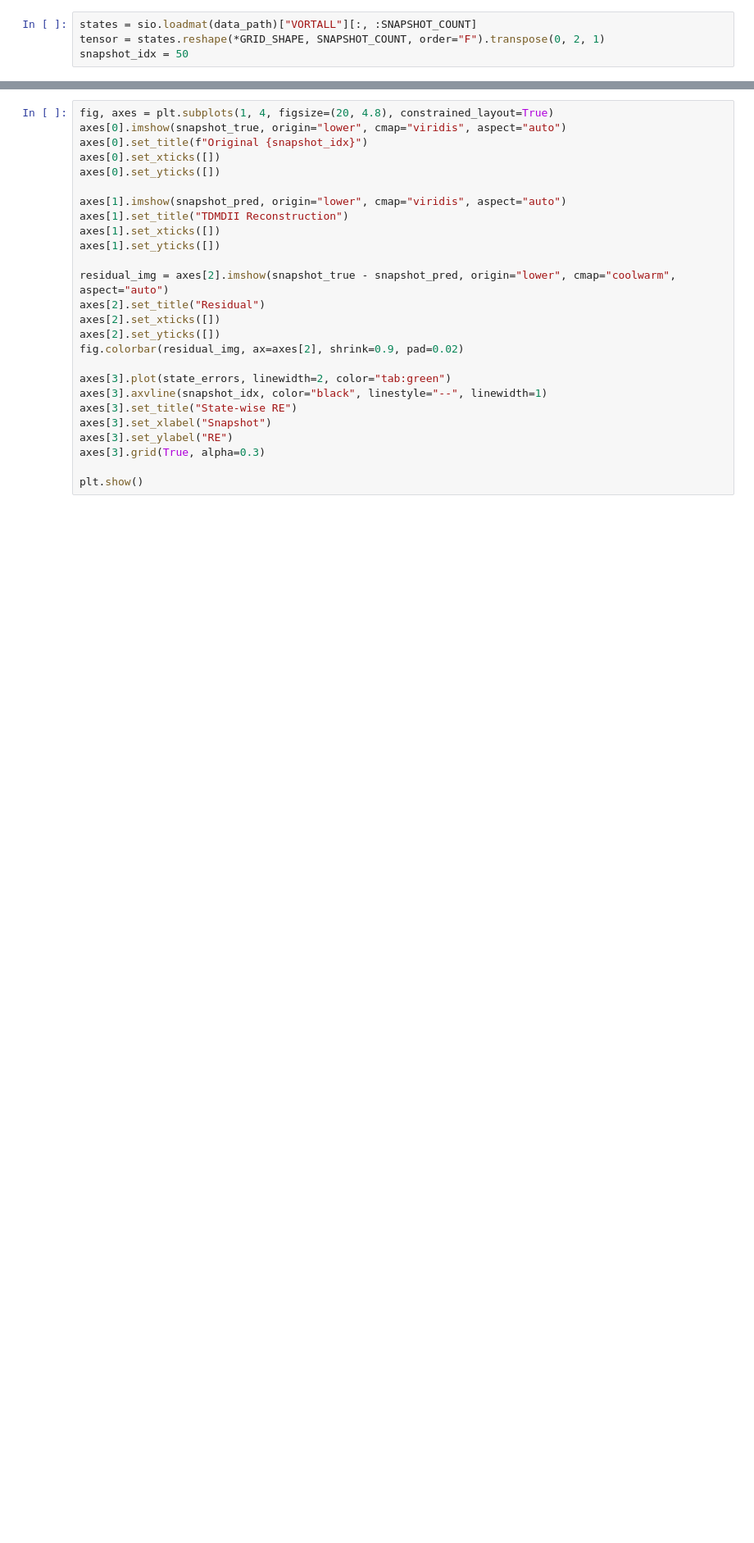
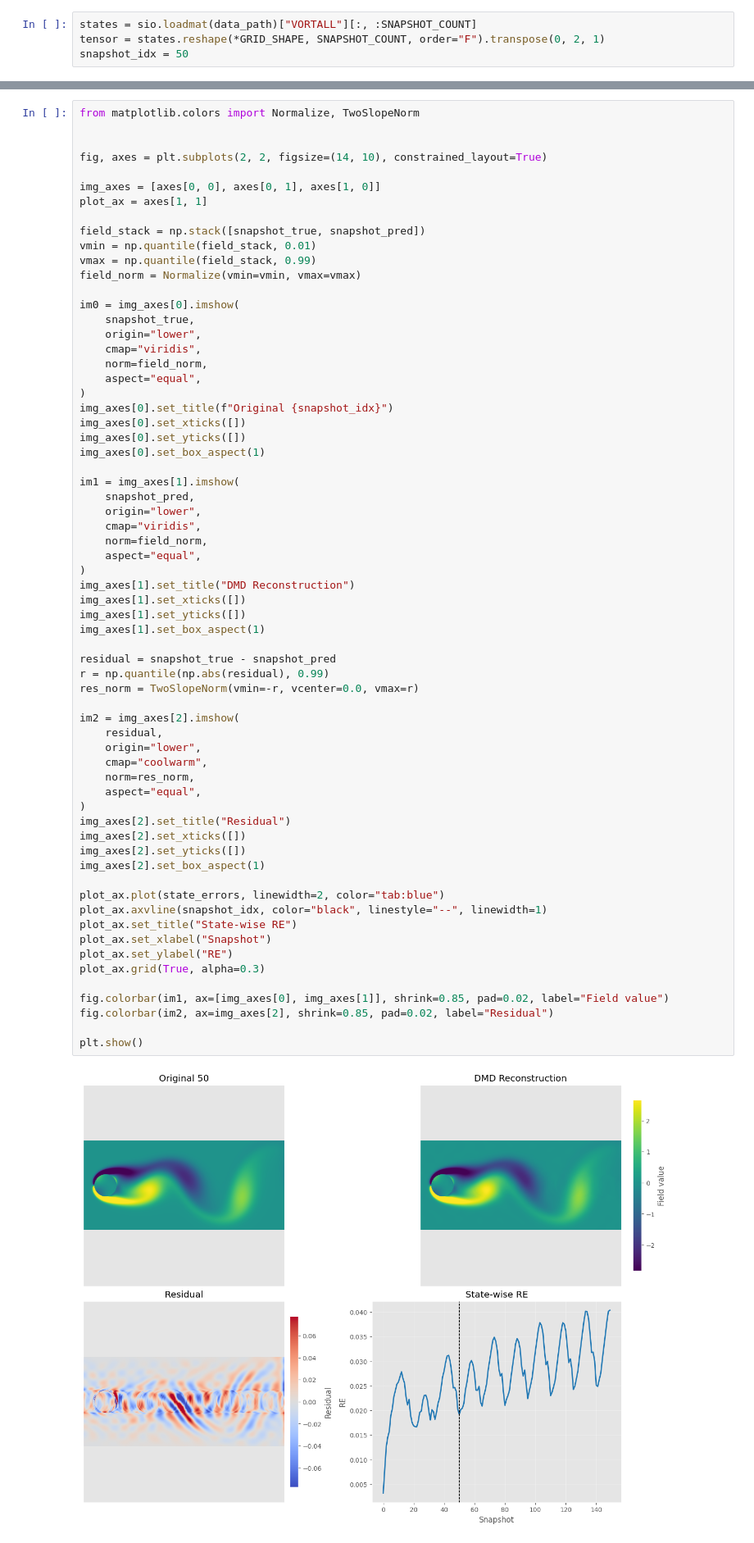
Before and after one commit to p4sttt/tdmd-toolbox, a Jupyter notebook: examples/tdmd-cylinder.ipynb, the cells around one changed output, grey strips where cells are left out. Shown at 82% size. Saved outputs shown, nothing was run; the diff lists cells and outputs as text; blank space fills up the shorter version.

```diff
--- a/examples/tdmd-cylinder.ipynb
+++ b/examples/tdmd-cylinder.ipynb
@@ -63,26 +76,67 @@ Console().print(table)
 # %%
-fig, axes = plt.subplots(1, 4, figsize=(20, 4.8), constrained_layout=True)
-axes[0].imshow(snapshot_true, origin="lower", cmap="viridis", aspect="auto")
-axes[0].set_title(f"Original {snapshot_idx}")
-axes[0].set_xticks([])
-axes[0].set_yticks([])
+from matplotlib.colors import Normalize, TwoSlopeNorm
 
-axes[1].imshow(snapshot_pred, origin="lower", cmap="viridis", aspect="auto")
-axes[1].set_title("TDMDII Reconstruction")
-axes[1].set_xticks([])
-axes[1].set_yticks([])
 
-residual_img = axes[2].imshow(snapshot_true - snapshot_pred, origin="lower", cmap="coolwarm", aspect="auto")
-axes[2].set_title("Residual")
-axes[2].set_xticks([])
-axes[2].set_yticks([])
-fig.colorbar(residual_img, ax=axes[2], shrink=0.9, pad=0.02)
+fig, axes = plt.subplots(2, 2, figsize=(14, 10), constrained_layout=True)
 
-axes[3].plot(state_errors, linewidth=2, color="tab:green")
-axes[3].axvline(snapshot_idx, color="black", linestyle="--", linewidth=1)
-axes[3].set_title("State-wise RE")
-axes[3].set_xlabel("Snapshot")
-axes[3].set_ylabel("RE")
-axes[3].grid(True, alpha=0.3)
+img_axes = [axes[0, 0], axes[0, 1], axes[1, 0]]
+plot_ax = axes[1, 1]
+
+field_stack = np.stack([snapshot_true, snapshot_pred])
+vmin = np.quantile(field_stack, 0.01)
+vmax = np.quantile(field_stack, 0.99)
+field_norm = Normalize(vmin=vmin, vmax=vmax)
+
+im0 = img_axes[0].imshow(
+    snapshot_true,
+    origin="lower",
+    cmap="viridis",
+    norm=field_norm,
+    aspect="equal",
+)
+img_axes[0].set_title(f"Original {snapshot_idx}")
+img_axes[0].set_xticks([])
+img_axes[0].set_yticks([])
+img_axes[0].set_box_aspect(1)
+
+im1 = img_axes[1].imshow(
+    snapshot_pred,
+    origin="lower",
+    cmap="viridis",
+    norm=field_norm,
+    aspect="equal",
+)
+img_axes[1].set_title("DMD Reconstruction")
+img_axes[1].set_xticks([])
+img_axes[1].set_yticks([])
+img_axes[1].set_box_aspect(1)
+
+residual = snapshot_true - snapshot_pred
+r = np.quantile(np.abs(residual), 0.99)
+res_norm = TwoSlopeNorm(vmin=-r, vcenter=0.0, vmax=r)
+
+im2 = img_axes[2].imshow(
+    residual,
+    origin="lower",
+    cmap="coolwarm",
+    norm=res_norm,
+    aspect="equal",
+)
+img_axes[2].set_title("Residual")
+img_axes[2].set_xticks([])
+img_axes[2].set_yticks([])
+img_axes[2].set_box_aspect(1)
+
+plot_ax.plot(state_errors, linewidth=2, color="tab:blue")
+plot_ax.axvline(snapshot_idx, color="black", linestyle="--", linewidth=1)
+plot_ax.set_title("State-wise RE")
+plot_ax.set_xlabel("Snapshot")
+plot_ax.set_ylabel("RE")
+plot_ax.grid(True, alpha=0.3)
+
+fig.colorbar(im1, ax=[img_axes[0], img_axes[1]], shrink=0.85, pad=0.02, label="Field value")
+fig.colorbar(im2, ax=img_axes[2], shrink=0.85, pad=0.02, label="Residual")
 
 plt.show()
+# %% [output]
+[figure, added]
```
Also changed, not shown: parts of 2 cells of this notebook, 5 other files.
